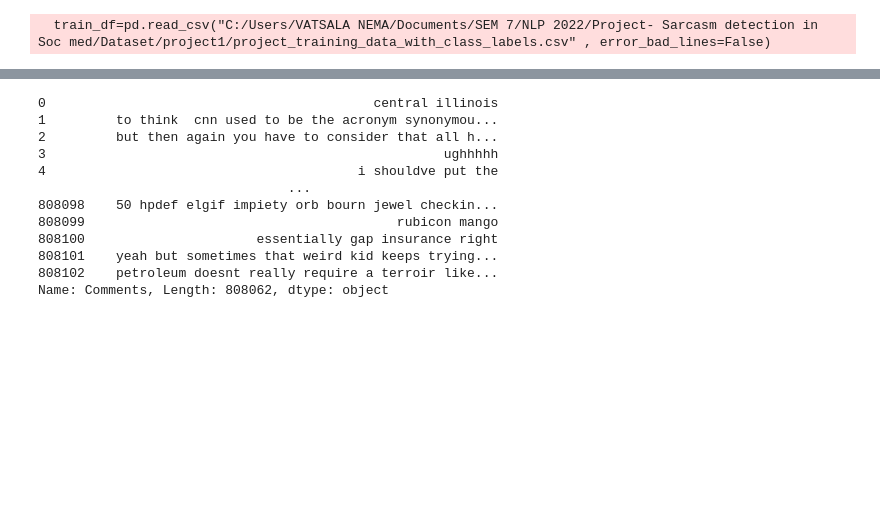
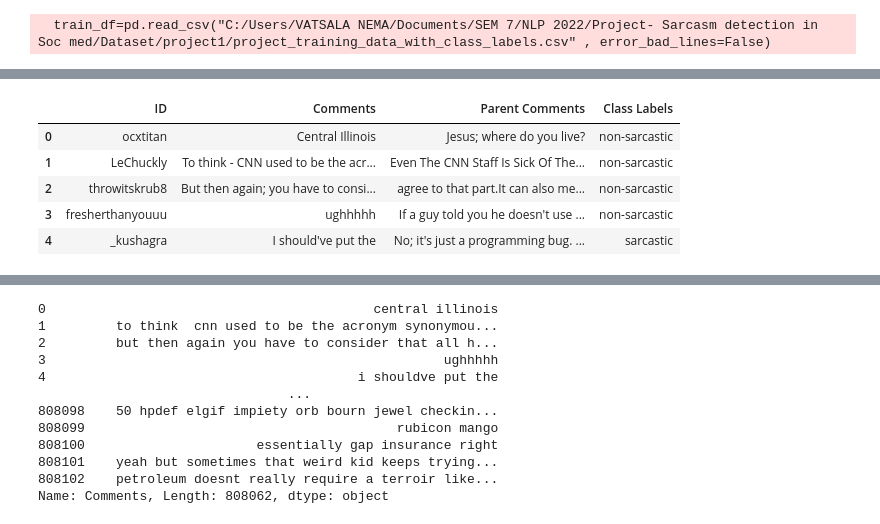
Before and after one commit to NemaVatsala/Sarcasm-detection-over-Reddit-Corpus, a Jupyter notebook: Project_merged.ipynb, the cells around one changed output, grey strips where cells are left out. Cells and saved outputs as stored; diff of their text form; code cells hidden in the pictures; blank space fills up the shorter version.

```diff
--- a/Project_merged.ipynb
+++ b/Project_merged.ipynb
@@ -23,3 +44,13 @@ train_df=pd.read_csv("C:/Users/VATSALA NEMA/Documents/SEM 7/NLP 2022/Project- Sa
+# %%
+train_df.drop(train_df.columns[[4]], axis=1, inplace=True)
+train_df.head()
+# %% [output]
+|  | ID | Comments | Parent Comments | Class Labels |
+| 0 | ocxtitan | Central Illinois | Jesus; where do you live? | non-sarcastic |
+| 1 | LeChuckly | To think - CNN used to be the acr... | Even The CNN Staff Is Sick Of The... | non-sarcastic |
+| 2 | throwitskrub8 | But then again; you have to consi... | agree to that part.It can also me... | non-sarcastic |
+| 3 | fresherthanyouuu | ughhhhh | If a guy told you he doesn't use ... | non-sarcastic |
+| 4 | _kushagra | I should've put the | No; it's just a programming bug. ... | sarcastic |
 # %%
 train_df.rename(columns = {' Class Labels ':'label'}, inplace = True)
 
```
Also changed, not shown: parts of 29 cells of this notebook.
